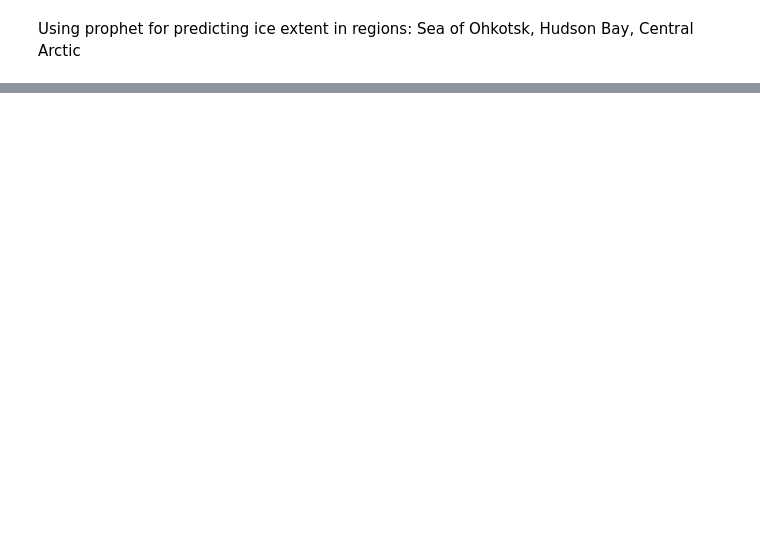
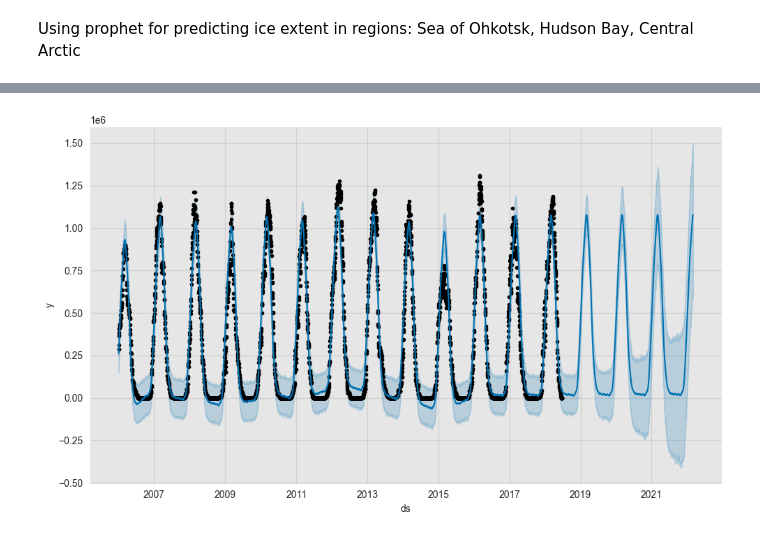
Before and after one commit to KathGo/ice_cream, a Jupyter notebook: notebooks/Prophet_predict_mila.ipynb, the cells around one changed output, grey strips where cells are left out. Cells and saved outputs as stored; diff of their text form; code cells hidden in the pictures; blank space fills up the shorter version.

```diff
--- a/notebooks/Prophet_predict_mila.ipynb
+++ b/notebooks/Prophet_predict_mila.ipynb
@@ -320,0 +449,20 @@ Using prophet for predicting ice extent in regions: Sea of Ohkotsk, Hudson Bay,
+# %%
+df_1["ds"] = df_1.datetime
+df_1["y"] = df_1.Sea_of_Okhotsk
+df_2["ds"] = df_2.datetime
+df_2["y"] = df_2.Hudson_Bay
+df_3["ds"] = df_3.datetime
+df_3["y"] = df_3.Central_Arctic
+# %%
+df_1=df_1.drop(['datetime', 'Sea_of_Okhotsk'], axis=1)
+df_2=df_2.drop(['datetime', 'Hudson_Bay'], axis=1)
+df_3=df_3.drop(['datetime', 'Central_Arctic'], axis=1)
+# %%
+# Split data into train and test set
+df_data = df_1['ds']
+train_test_split_ratio_o = int(len(df_data)*0.7707)# 0.8025
+train_data_o, test_data_o = df_1[:train_test_split_ratio_o], df_1[train_test_split_ratio_o:]
+train_test_split_ratio_h = int(len(df_data)*0.7707)# 0.8025
+train_data_h, test_data_h = df_2[:train_test_split_ratio_h], df_2[train_test_split_ratio_h:]
+train_test_split_ratio_c = int(len(df_data)*0.7707)# 0.8025
+train_data_c, test_data_c = df_3[:train_test_split_ratio_c], df_3[train_test_split_ratio_c:]
@@ -320,0 +485,6 @@ Using prophet for predicting ice extent in regions: Sea of Ohkotsk, Hudson Bay,
+# %%
+m_o = Prophet(seasonality_mode='additive')
+m_o.fit(train_data_o[["ds", "y"]])
+future = m_o.make_future_dataframe(periods=len(test_data_o))
+forecast_o = m_o.predict(future)
+forecast_o["errors"] = forecast_o.yhat - df_1.y
@@ -320,0 +560,4 @@ Using prophet for predicting ice extent in regions: Sea of Ohkotsk, Hudson Bay,
+# %%
+fig1 = m_o.plot(forecast_o)
+# %% [output]
+[figure, added]
```
Also changed, not shown: parts of 32 cells of this notebook.
